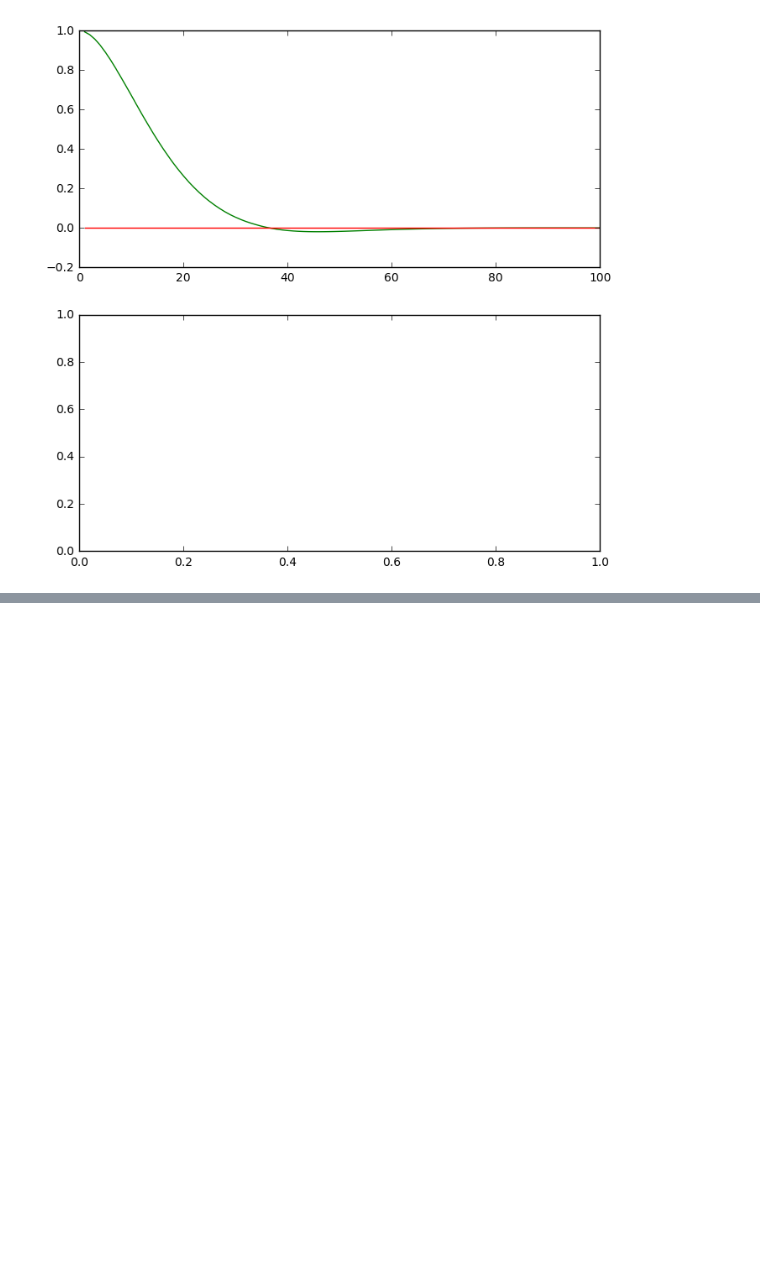
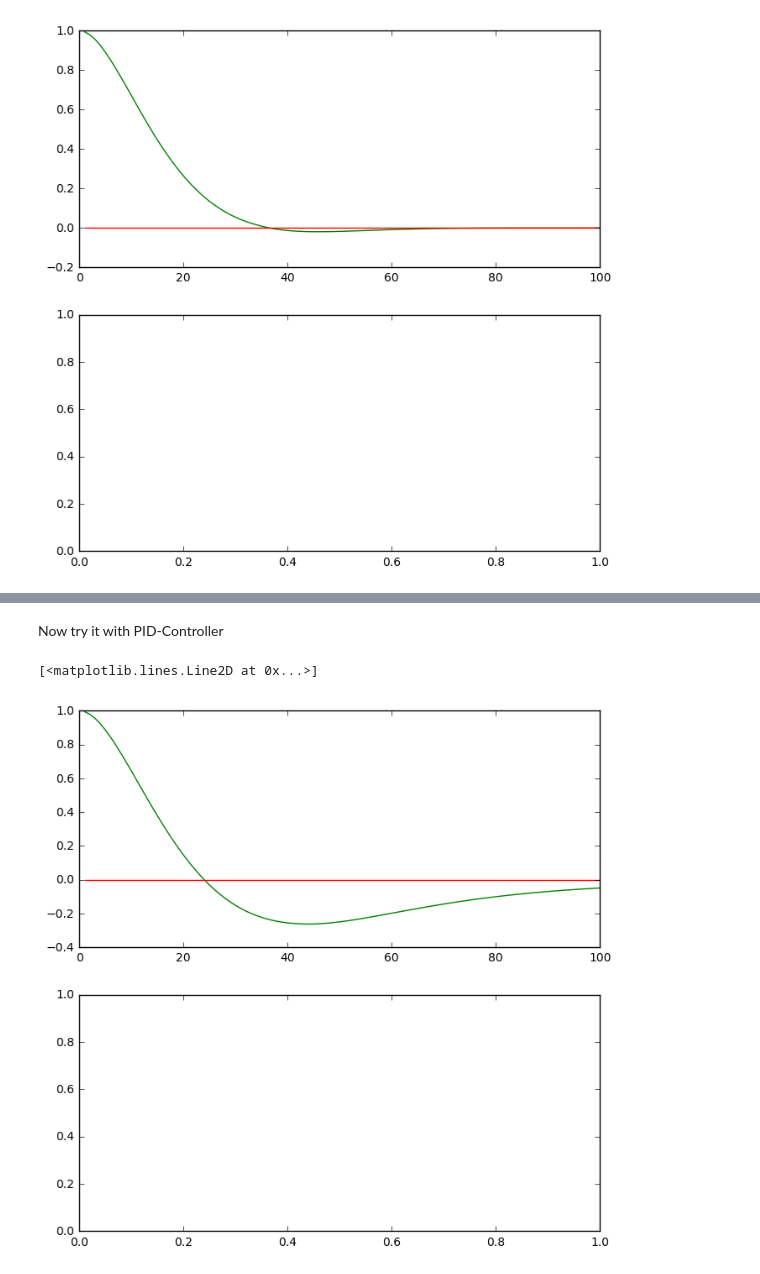
Before and after one commit to informramiz/PID-Controller-Python, a Jupyter notebook: PID-Controller.ipynb, the cells around one changed output, grey strips where cells are left out. Saved outputs shown, nothing was run; the diff lists cells and outputs as text; code cells hidden in the pictures; blank space fills up the shorter version.

```diff
--- a/PID-Controller.ipynb
+++ b/PID-Controller.ipynb
@@ -167,0 +199,35 @@ ax1.plot(x_trajectory, np.zeros(n), 'r', label='reference')
+# %% [markdown]
+Now try it with PID-Controller
+# %%
+def run_PID(robot, tau_p, tau_d, tau_i, n=100, speed=1.0):
+    x_trajectory = []
+    y_trajectory = []
+
+    prev_cte = robot.y
+    error_sum = 0
+    for i in range(n):
+        cte = robot.y
+        cte_change = cte - prev_cte
+        prev_cte = cte
+
+        error_sum += cte
+        steering = -tau_p*cte - tau_d*cte_change - tau_i*error_sum
+        robot.move(steering, speed)
+
+        x_trajectory.append(robot.x)
+        y_trajectory.append(robot.y)
+
+    return x_trajectory, y_trajectory
+
+# run - does a single control run
+robot = Robot()
+robot.set(0, 1, 0)
+x_trajectory, y_trajectory = run_PID(robot, 0.2, 3.0, 0.004)
+n = len(x_trajectory)
+
+fig, (ax1, ax2) = plt.subplots(2, 1, figsize=(8, 8))
+ax1.plot(x_trajectory, y_trajectory, 'g', label='PD controller')
+ax1.plot(x_trajectory, np.zeros(n), 'r', label='reference')
+# %% [output]
+[<matplotlib.lines.Line2D at 0x...>]
+[figure, added]
```
Also changed, not shown: parts of 5 cells of this notebook.
